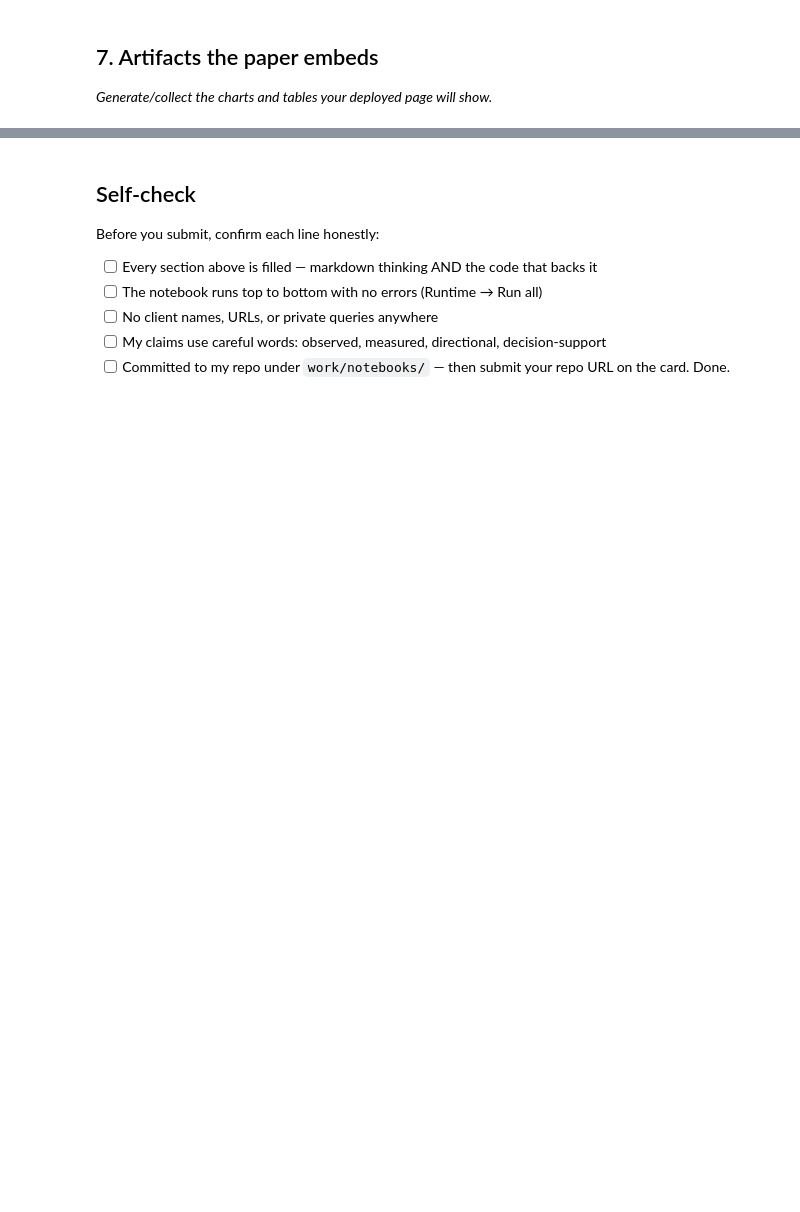
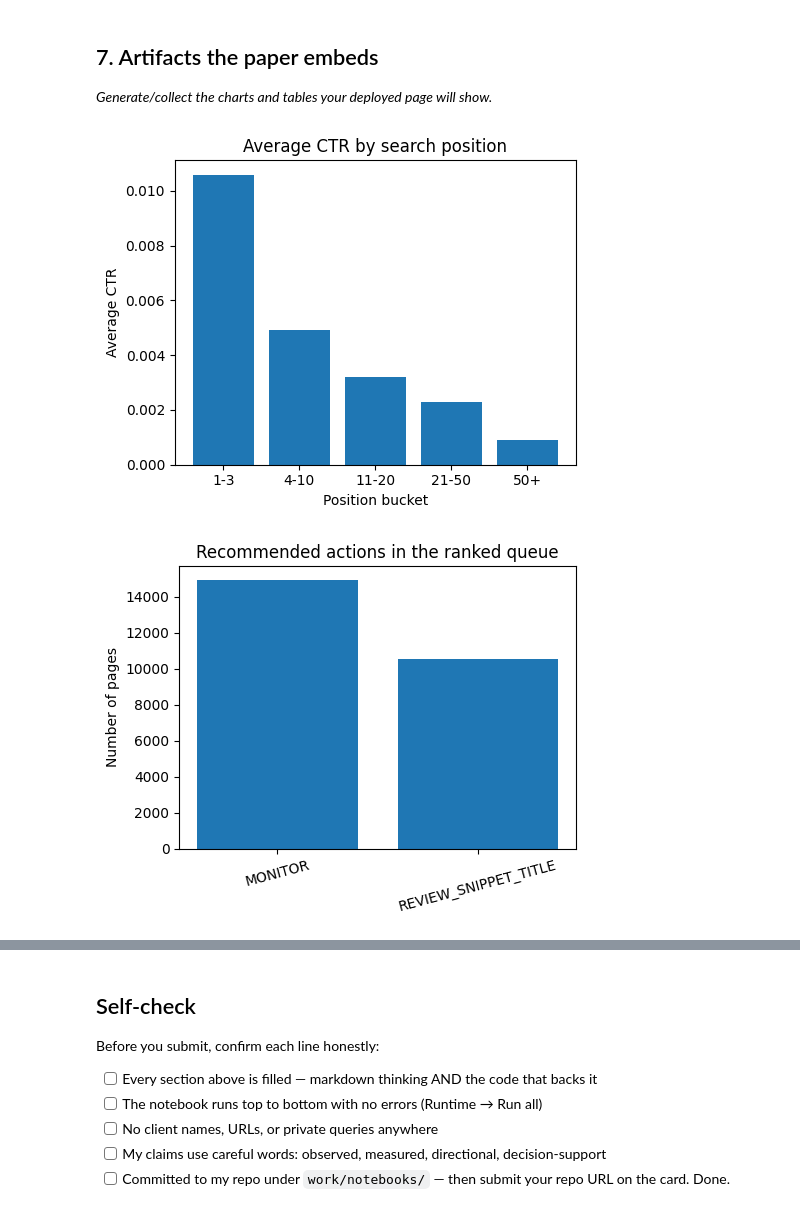
Before and after one commit to omarsamehabobaker619-bot/flyrank-ml-internship, a Jupyter notebook: work/notebooks/capstone.ipynb, the cells around one changed output, grey strips where cells are left out. Drawn from its saved outputs; the diff is of its cells as text; code cells hidden in the pictures; blank space fills up the shorter version.

```diff
--- a/work/notebooks/capstone.ipynb
+++ b/work/notebooks/capstone.ipynb
@@ -34,3 +349,73 @@ This skeleton is yours to fill. Work the sections **in order** — each one has
 ## 7. Artifacts the paper embeds
 
 *Generate/collect the charts and tables your deployed page will show.*
+# %%
+# Chart 1: already saved — work/figures/model_vs_baseline.png
+
+# Chart 2: CTR by position bucket
+ctr_by_bucket = df.groupby("position_bucket", observed=True)["ctr"].mean().reset_index()
+
+fig, ax = plt.subplots(figsize=(5,4))
+ax.bar(ctr_by_bucket["position_bucket"], ctr_by_bucket["ctr"])
+ax.set_ylabel("Average CTR")
+ax.set_xlabel("Position bucket")
+ax.set_title("Average CTR by search position")
+plt.tight_layout()
+plt.savefig("work/figures/ctr_by_position.png", dpi=150)
+plt.show()
+
+# Chart 3: action distribution
+median_by_bucket = train_df.groupby("position_bucket", observed=True)["ctr"].median()
+
+ranked_queue = (
+    test_df[test_df["is_underperforming"] == 1]
+    .sort_values("model_score", ascending=False)
+    .reset_index(drop=True)
+)
+
+ranked_queue["bucket_median_ctr"] = ranked_queue["position_bucket"].map(median_by_bucket)
+
+def reason_code(row):
+    if row["ctr"] == 0 and row["avg_position"] <= 10:
+        return "ZERO_CLICKS_WITH_STRONG_POSITION"
+    return "ZERO_CTR_WITH_ZERO_PEER_BASELINE"
+
+ranked_queue["reason_code"] = ranked_queue.apply(reason_code, axis=1)
+
+ranked_queue["recommended_action"] = ranked_queue["reason_code"].map({
+    "ZERO_CLICKS_WITH_STRONG_POSITION": "REVIEW_SNIPPET_TITLE",
+    "ZERO_CTR_WITH_ZERO_PEER_BASELINE": "MONITOR"
+})
+
+action_counts = ranked_queue["recommended_action"].value_counts()
+
+fig, ax = plt.subplots(figsize=(5,4))
+ax.bar(action_counts.index, action_counts.values)
+ax.set_ylabel("Number of pages")
+ax.set_title("Recommended actions in the ranked queue")
+plt.xticks(rotation=15)
+plt.tight_layout()
+plt.savefig("work/figures/action_distribution.png", dpi=150)
+plt.show()
+
+# Metrics JSON
+metrics = {
+    "test_rows": int(len(test_df)),
+    "test_clients": int(test_df["client_hash_id"].nunique()),
+    "precision_at_50_baseline": round(float(p50_baseline), 4),
+    "precision_at_50_model": round(float(p50_model), 4),
+    "base_rate": round(float(base_rate), 4),
+    "leakage_test_training_accuracy": round(float(leaky_precision), 4),
+    "ranked_queue_total": int(len(ranked_queue)),
+    "action_distribution": action_counts.to_dict()
+}
+
+os.makedirs("work/outputs", exist_ok=True)
+
+with open("work/outputs/capstone_metrics.json", "w") as f:
+    json.dump(metrics, f, indent=2)
+
+print(json.dumps(metrics, indent=2))
+# %% [output]
+[figure, added]
+[figure, added]
```
Also changed, not shown: parts of 11 cells of this notebook.
